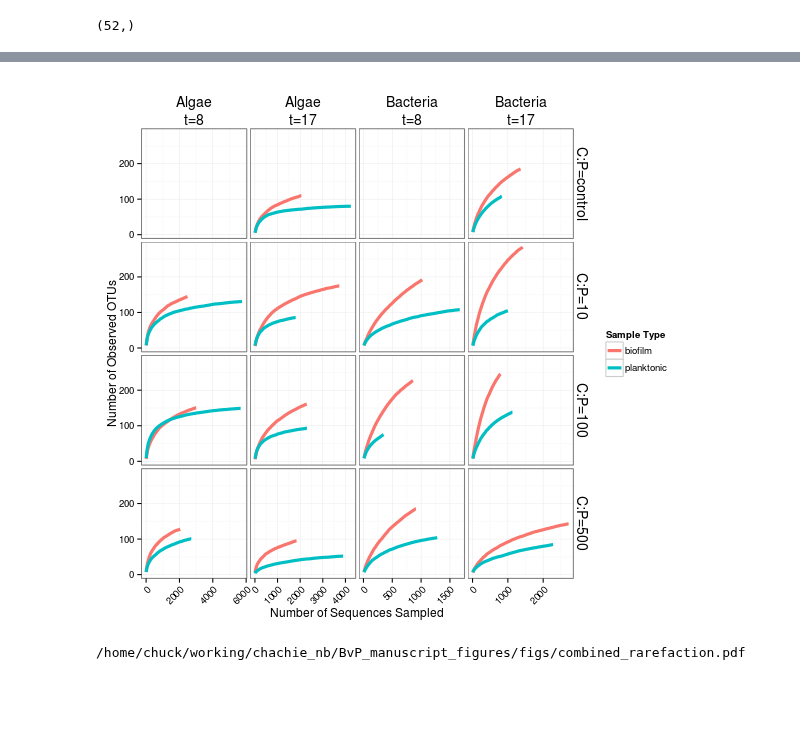
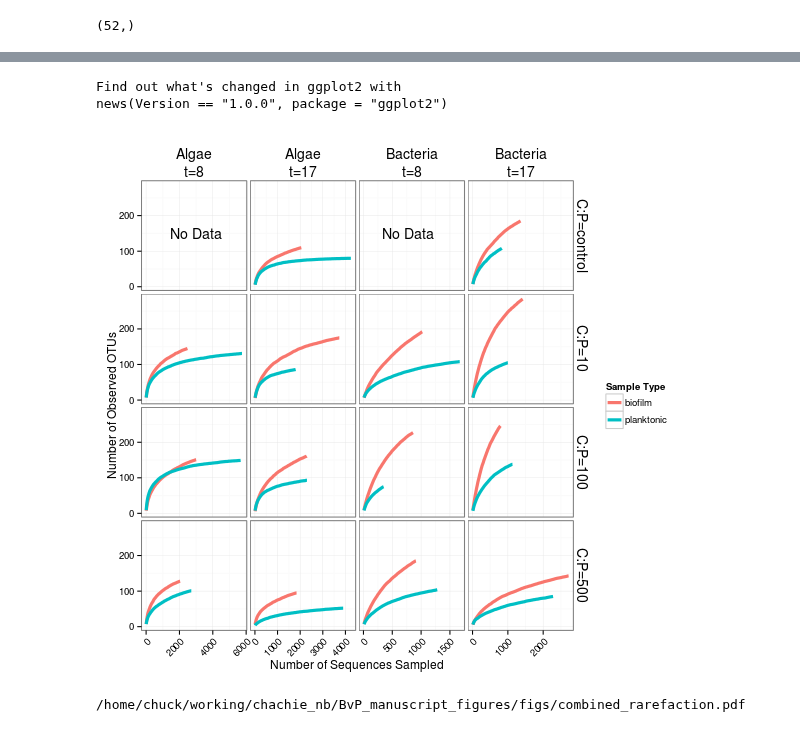
Before and after one commit to chuckpr/BvP_manuscript_figures, a Jupyter notebook: rarefaction_curves.ipynb, the cells around one changed output, grey strips where cells are left out. Saved outputs shown, nothing was run; the diff lists cells and outputs as text; code cells hidden in the pictures; blank space fills up the shorter version.

Commit message:
no data annotations to empty panels

```diff
--- a/rarefaction_curves.ipynb
+++ b/rarefaction_curves.ipynb
@@ -195,28 +190,40 @@ print(head(df.both))
 # %%
 %%R -w 600 -h 550
 library(ggplot2)
 df.both$x = as.numeric(df.both$x)
 df.both$y = as.numeric(df.both$y)
 df.both$EnvironmentType = as.factor(df.both$EnvironmentType)
 df.both$Date.strip = factor(paste("t=",df.both$Date,sep=""), levels = c("t=8", "t=17"))
 df.both$CarbonToPhosphorous.strip = factor(paste("C:P=",df.both$CarbonToPhosphorous,sep=""),
                                             levels = c("C:P=control",
                                                        "C:P=10",
                                                        "C:P=100",
                                                        "C:P=500"))
 p = ggplot(df.both, aes(x = x, y = y)) + geom_line(aes(color = EnvironmentType), size=1.5)
 p = p + facet_grid(CarbonToPhosphorous.strip ~ libraryType + Date.strip, scales = "free_x")
 p = p + xlab("Number of Sequences Sampled")
 p = p + ylab("Number of Observed OTUs")
+
+d = data.frame(CarbonToPhosphorous.strip = "C:P=control",
+               libraryType = c("Algae", "Bacteria"),
+               Date.strip = "t=8",
+               x = c(3000, 775),
+               y = 150,
+               t = "No Data")
+
+p = p + geom_text(data = d, aes(label = t, x = x, y = y), color = "black")
+
 p = p + theme_bw()
 p = p + theme(axis.text.x = element_text(angle = 45, vjust = 1, hjust = 1),
               strip.text.x = element_text(size = 14),
               strip.text.y = element_text(size = 14),
               strip.background = element_blank())
 p = p + labs(color = "Sample Type")
 p
 # %% [output]
+Find out what's changed in ggplot2 with
+news(Version == "1.0.0", package = "ggplot2")
-[figure, old version]
+[figure, new version]
 # %%
 %%R
 ggsave("figs/combined_rarefaction.pdf", p, h = 8, w = 8)
```
Also changed, not shown: parts of 7 cells of this notebook, 5 other files.
